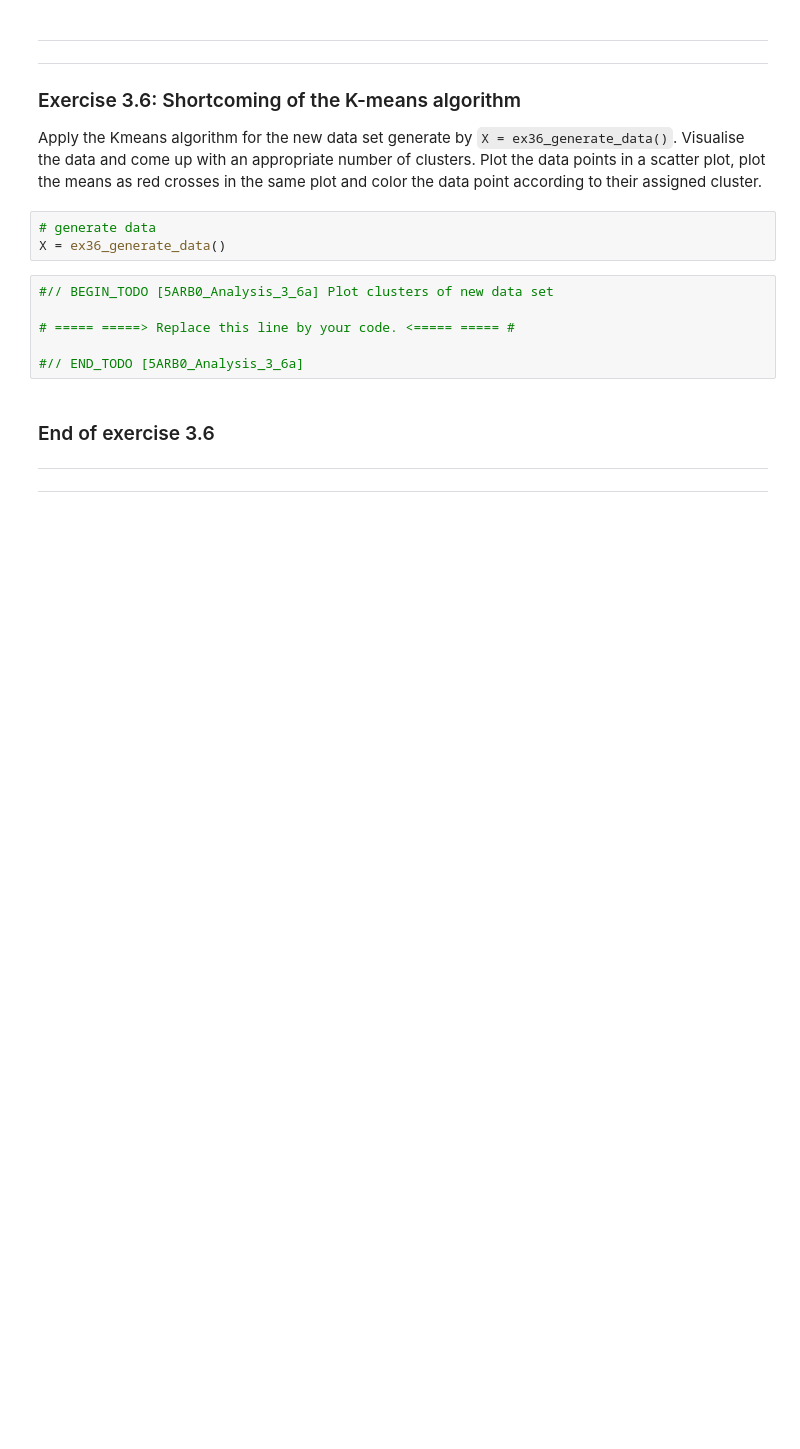
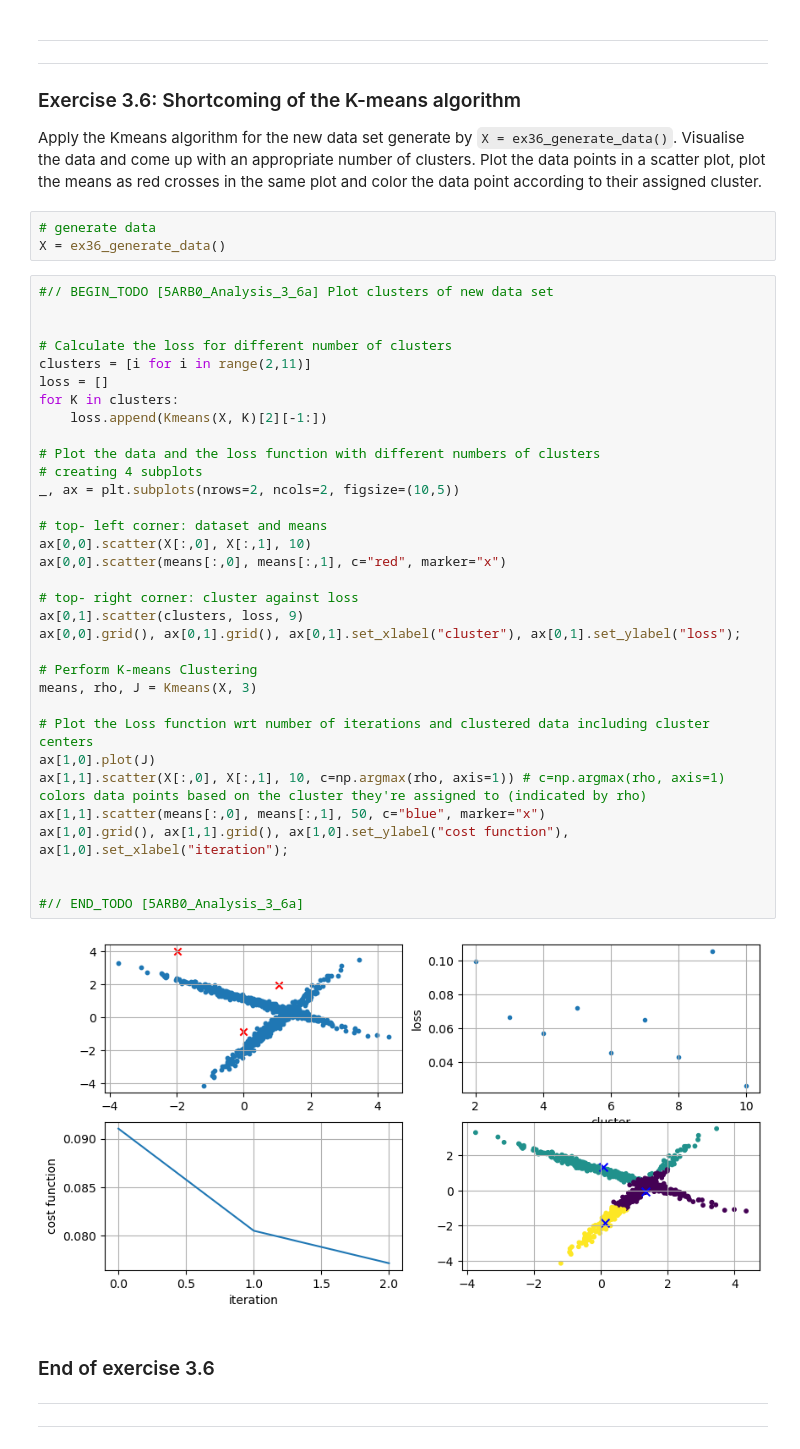
Before and after one commit to mtilerisoy/5ARB0-Assignment-1, a Jupyter notebook: analysis-yasi.ipynb, the cells around one changed output. Cells and saved outputs as stored; diff of their text form; blank space fills up the shorter version.

```diff
--- a/analysis-yasi.ipynb
+++ b/analysis-yasi.ipynb
@@ -631,12 +762,41 @@ Apply the Kmeans algorithm for the new data set generate by `X = ex36_generate_d
 # %%
 # generate data
 X = ex36_generate_data()
-# %%
-#// BEGIN_TODO [5ARB0_Analysis_3_6a] Plot clusters of new data set
-
-# ===== =====> Replace this line by your code. <===== ===== #
-
-#// END_TODO [5ARB0_Analysis_3_6a]
+# %%
+#// BEGIN_TODO [5ARB0_Analysis_3_6a] Plot clusters of new data set
+
+
+# Calculate the loss for different number of clusters
+clusters = [i for i in range(2,11)]
+loss = []
+for K in clusters:
+    loss.append(Kmeans(X, K)[2][-1:])
+
+# Plot the data and the loss function with different numbers of clusters
+# creating 4 subplots
+_, ax = plt.subplots(nrows=2, ncols=2, figsize=(10,5))
+
+# top- left corner: dataset and means
+ax[0,0].scatter(X[:,0], X[:,1], 10)
+ax[0,0].scatter(means[:,0], means[:,1], c="red", marker="x")
+
+# top- right corner: cluster against loss
+ax[0,1].scatter(clusters, loss, 9)
+ax[0,0].grid(), ax[0,1].grid(), ax[0,1].set_xlabel("cluster"), ax[0,1].set_ylabel("loss");
+
+# Perform K-means Clustering
+means, rho, J = Kmeans(X, 3)
+
+# Plot the Loss function wrt number of iterations and clustered data including cluster centers
+ax[1,0].plot(J)
+ax[1,1].scatter(X[:,0], X[:,1], 10, c=np.argmax(rho, axis=1)) # c=np.argmax(rho, axis=1) colors data points based on the cluster they're assigned to (indicated by rho)
+ax[1,1].scatter(means[:,0], means[:,1], 50, c="blue", marker="x")
+ax[1,0].grid(), ax[1,1].grid(), ax[1,0].set_ylabel("cost function"), ax[1,0].set_xlabel("iteration");
+
+
+#// END_TODO [5ARB0_Analysis_3_6a]
+# %% [output]
+[figure, added]
 # %% [markdown]
 ### End of exercise 3.6
 ---
```
Also changed, not shown: parts of 35 cells of this notebook.
